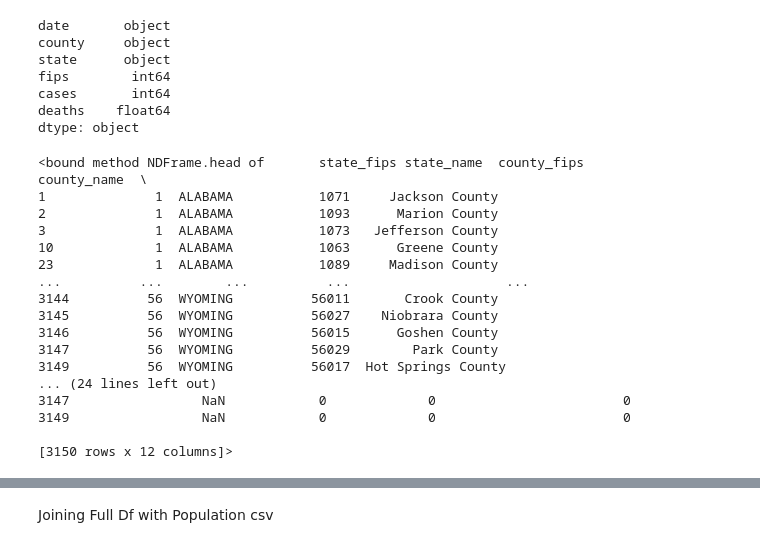
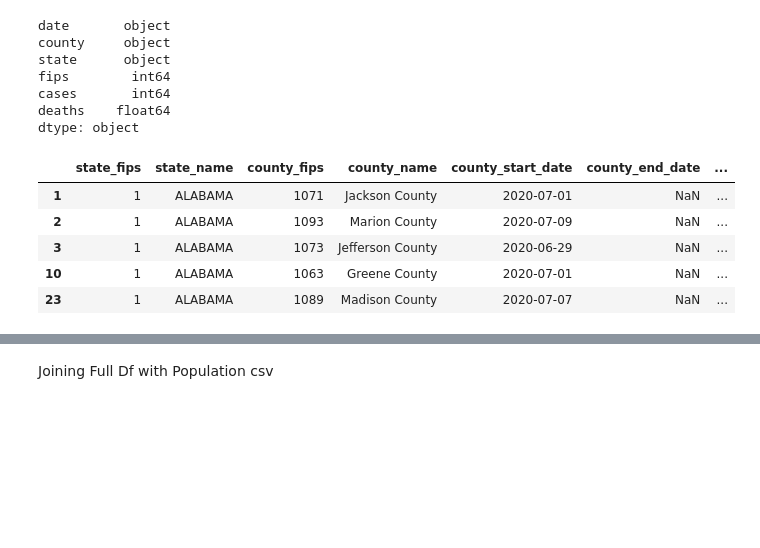
Before and after one commit to Jimmygjr10/Covid19_Mask_Mandate, a Jupyter notebook: MergingInPandas.ipynb, the cells around one changed output, grey strips where cells are left out. Saved outputs shown, nothing was run; the diff lists cells and outputs as text; code cells hidden in the pictures; blank space fills up the shorter version.

```diff
--- a/MergingInPandas.ipynb
+++ b/MergingInPandas.ipynb
@@ -324,25 +359,14 @@ cases       int64
 deaths    float64
 dtype: object
 # %%
-final_df.head
+final_df.head()
 # %% [output]
-<bound method NDFrame.head of       state_fips state_name  county_fips            county_name  \
-1              1  ALABAMA           1071     Jackson County
-2              1  ALABAMA           1093      Marion County
-3              1  ALABAMA           1073   Jefferson County
-10             1  ALABAMA           1063      Greene County
-23             1  ALABAMA           1089     Madison County
-...          ...        ...          ...                    ...
-3144          56  WYOMING          56011       Crook County
-3145          56  WYOMING          56027    Niobrara County
-3146          56  WYOMING          56015      Goshen County
-3147          56  WYOMING          56029        Park County
-3149          56  WYOMING          56017  Hot Springs County
-... (24 lines left out)
-3147                 NaN            0             0                        0
-3149                 NaN            0             0                        0
-
-[3150 rows x 12 columns]>
+|  | state_fips | state_name | county_fips | county_name | county_start_date | county_end_date | ... |
+| 1 | 1 | ALABAMA | 1071 | Jackson County | 2020-07-01 | NaN | ... |
+| 2 | 1 | ALABAMA | 1093 | Marion County | 2020-07-09 | NaN | ... |
+| 3 | 1 | ALABAMA | 1073 | Jefferson County | 2020-06-29 | NaN | ... |
+| 10 | 1 | ALABAMA | 1063 | Greene County | 2020-07-01 | NaN | ... |
+| 23 | 1 | ALABAMA | 1089 | Madison County | 2020-07-07 | NaN | ... |
 # %%
 ## full_merged_df = final_df_fips.join(df1_total, on='fips')
 
```
Also changed, not shown: parts of 6 cells of this notebook.
